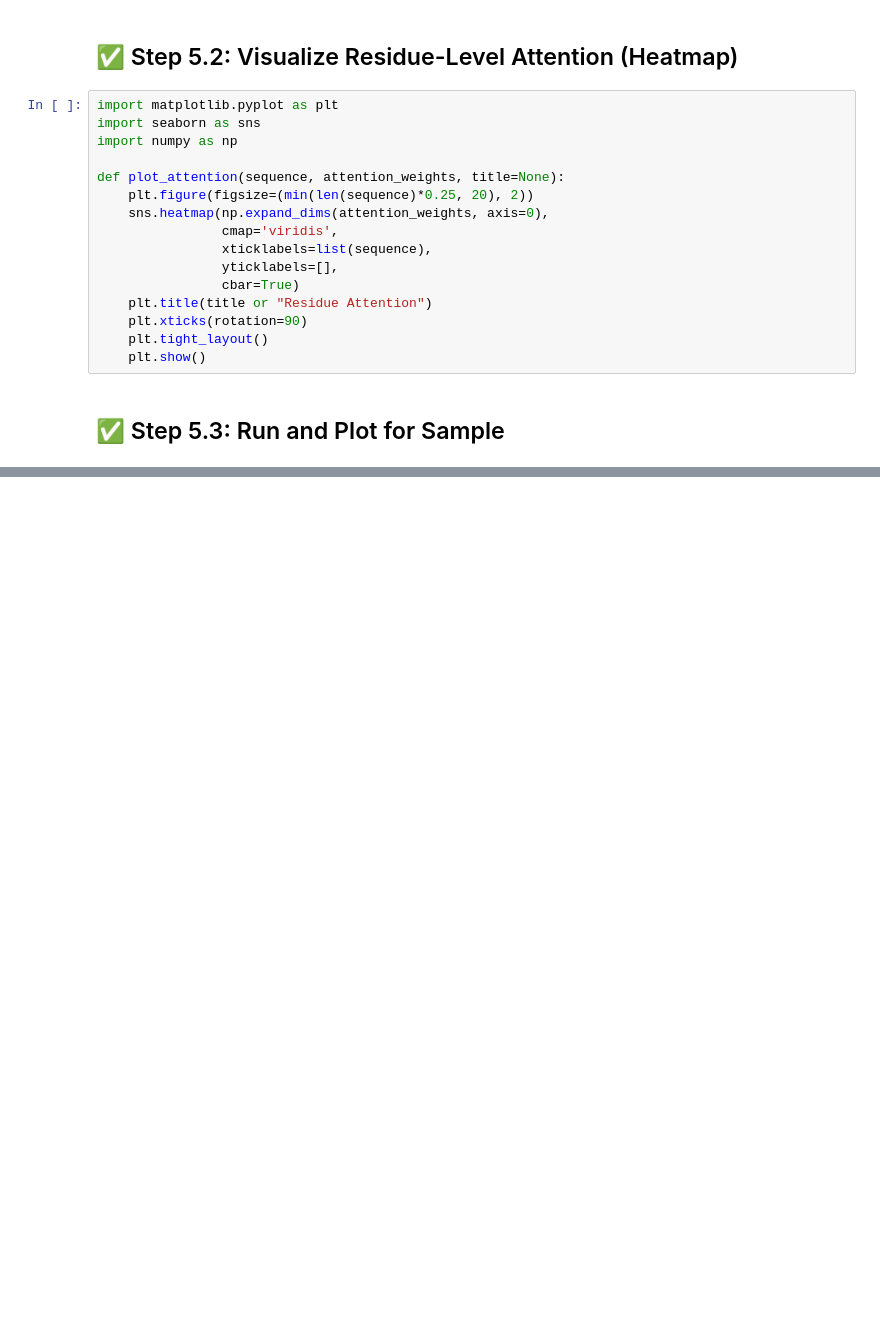
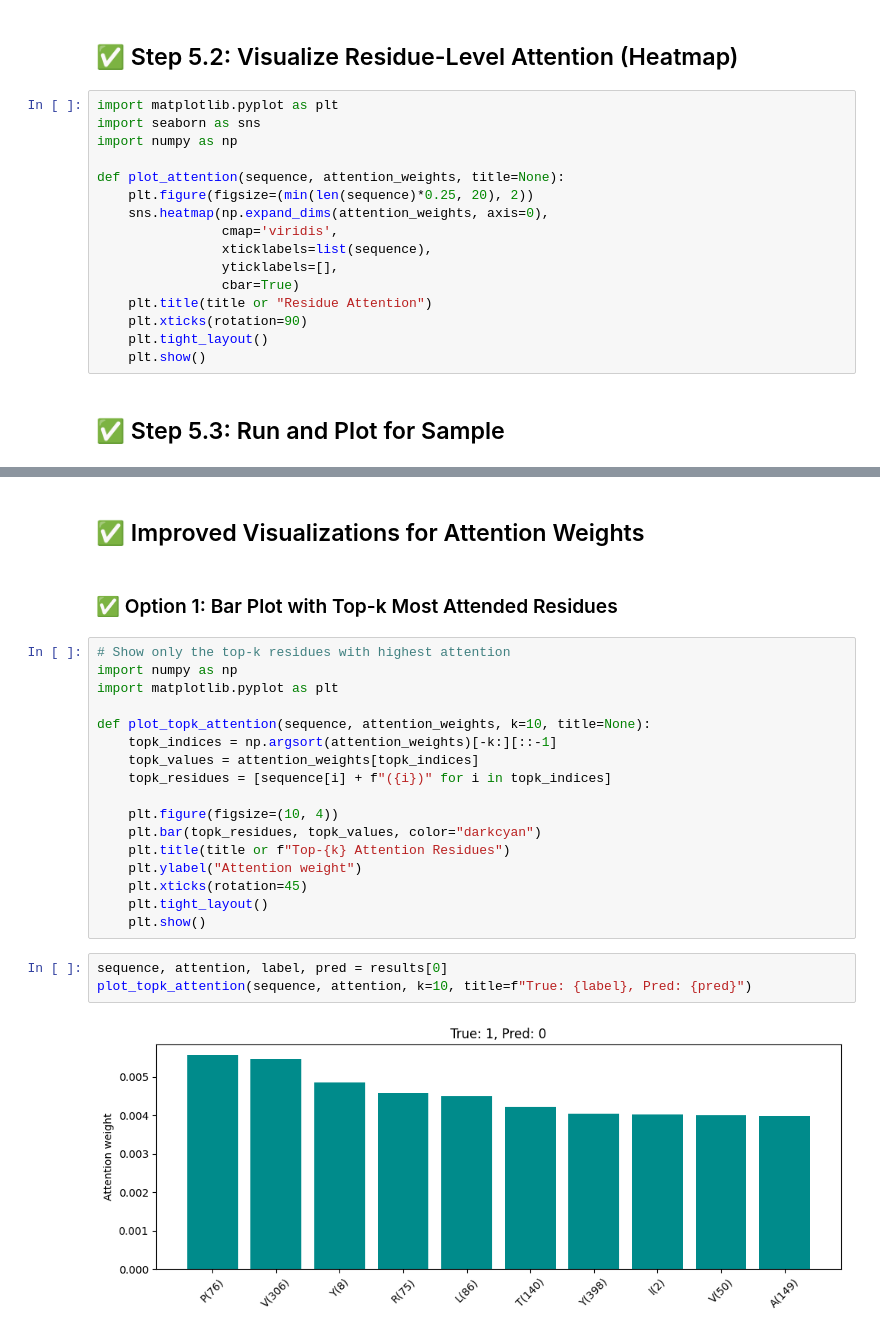
Before and after one commit to Jeffateth/XAllergen, a Jupyter notebook: Decode_EMS_2.ipynb, the cells around one changed output, grey strips where cells are left out. Saved outputs shown, nothing was run; the diff lists cells and outputs as text; blank space fills up the shorter version.

```diff
--- a/Decode_EMS_2.ipynb
+++ b/Decode_EMS_2.ipynb
@@ -250,0 +258,26 @@ for i in range(3):
+# %% [markdown]
+## ✅ Improved Visualizations for Attention Weights
+# %% [markdown]
+### ✅ Option 1: Bar Plot with Top-k Most Attended Residues
+# %%
+# Show only the top-k residues with highest attention
+import numpy as np
+import matplotlib.pyplot as plt
+
+def plot_topk_attention(sequence, attention_weights, k=10, title=None):
+    topk_indices = np.argsort(attention_weights)[-k:][::-1]
+    topk_values = attention_weights[topk_indices]
+    topk_residues = [sequence[i] + f"({i})" for i in topk_indices]
+
+    plt.figure(figsize=(10, 4))
+    plt.bar(topk_residues, topk_values, color="darkcyan")
+    plt.title(title or f"Top-{k} Attention Residues")
+    plt.ylabel("Attention weight")
+    plt.xticks(rotation=45)
+    plt.tight_layout()
+    plt.show()
+# %%
+sequence, attention, label, pred = results[0]
+plot_topk_attention(sequence, attention, k=10, title=f"True: {label}, Pred: {pred}")
+# %% [output]
+[figure, added]
```
Also changed, not shown: parts of 2 cells of this notebook.
